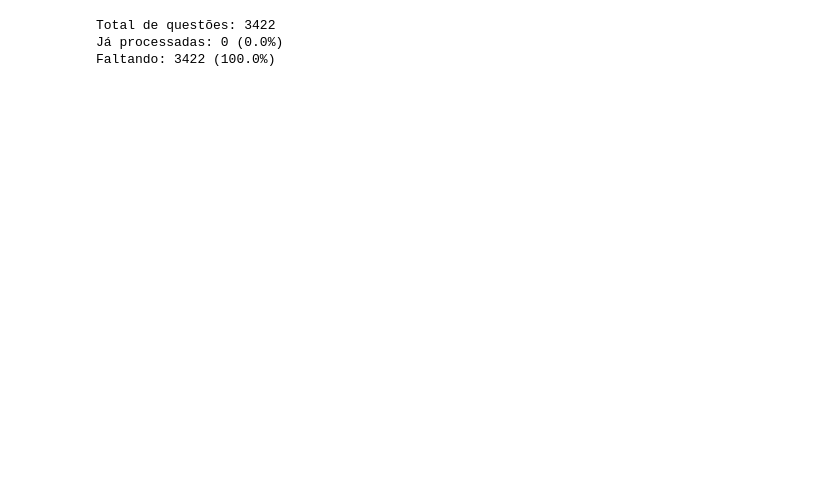
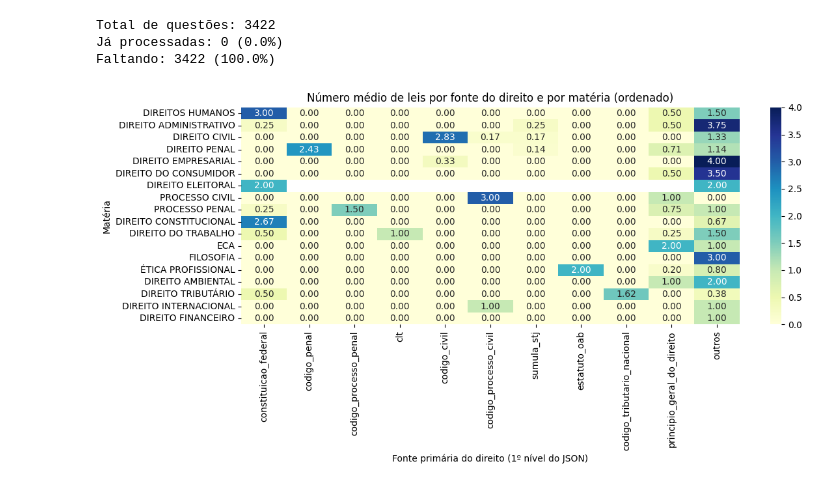
Before and after one commit to pcalais/law-cognitive-structure, a Jupyter notebook: notebooks/create-irac.ipynb, the cells around one changed output. Drawn from its saved outputs; the diff is of its cells as text; code cells hidden in the pictures; blank space fills up the shorter version.

```diff
--- a/notebooks/create-irac.ipynb
+++ b/notebooks/create-irac.ipynb
@@ -107,7 +108,7 @@ from tqdm import tqdm
 import os
 import json
 
-def run_exam(oab_questions_df, model_name, N, output_path):
+def create_irac(oab_questions_df, model_name, N, output_path):
     total_questions = len(oab_questions_df)
 
     # Carrega resultados anteriores, se existirem
@@ -174,6 +175,7 @@ def run_exam(oab_questions_df, model_name, N, output_path):
         new_answers_df = pd.concat([
             new_answers_df,
             pd.DataFrame([{
+                "question_id": row['question_id'],
                 "pdf_filename": row['pdf_filename'],
                 "materia": row['materia'],
                 "prova": row['prova'],
@@ -188,14 +190,14 @@ def run_exam(oab_questions_df, model_name, N, output_path):
                 "D": row['D'],
                 "justificativa_D": row['justificativa_D'],
                 "Issue": issue,
-                "Rule": rule,
+                "Rule": json.dumps(rule),
                 "Application": application,
                 "Conclusion": conclusion,
                 "correct": row['correct']
             }])
         ], ignore_index=True)
 
-        time.sleep(15)
+        time.sleep(4)
 
     # Salva resultados atualizados
     updated_df = pd.concat([existing_df, new_answers_df], ignore_index=True)
@@ -204,9 +206,9 @@ def run_exam(oab_questions_df, model_name, N, output_path):
     return updated_df
 # %%
 # Uso
-N = 20
+N = 60
 output_path = "../data/processed/oab_with_irac.csv"
-oab_with_irac_df = run_exam(oab_questions_df, "gemini-2.5-flash", N, output_path)
+oab_with_irac_df = create_irac(oab_questions_df, "gemini-2.5-flash", N, output_path)
 # %% [output]
 Total de questões: 3422
 Já processadas: 0 (0.0%)
@@ -213,0 +234,38 @@ Faltando: 3422 (100.0%)
+# %%
+import pandas as pd
+import json
+import seaborn as sns
+import matplotlib.pyplot as plt
+
+# 1. Converter a coluna 'Rule' (string JSON) para dicionário Python
+oab_with_irac_df["Rule_dict"] = oab_with_irac_df["Rule"].apply(json.loads)
+
+# 2. Contar o número de leis por fonte do direito (nível 1 do JSON)
+def contar_leis_por_fonte(rule_dict):
+    return {fonte: len(itens) for fonte, itens in rule_dict.items() if isinstance(itens, list)}
+
+oab_with_irac_df["leis_por_fonte"] = oab_with_irac_df["Rule_dict"].apply(contar_leis_por_fonte)
+
+# 3. Expandir a coluna 'leis_por_fonte' em colunas separadas
+leis_df = oab_with_irac_df[["materia", "leis_por_fonte"]].copy()
+leis_expandidas = leis_df["leis_por_fonte"].apply(pd.Series)
+leis_expandidas["materia"] = leis_df["materia"]
+
+# 4. Agrupar por matéria e calcular a média de leis por fonte
+media_leis_por_materia = leis_expandidas.groupby("materia").mean(numeric_only=True)
+
+# 5. Calcular o total médio de leis por matéria e ordenar
+media_leis_por_materia["total_medio"] = media_leis_por_materia.sum(axis=1)
+media_leis_por_materia = media_leis_por_materia.sort_values("total_medio", ascending=False)
+media_leis_ordenadas = media_leis_por_materia.drop(columns="total_medio")
+
+# 6. Plotar o heatmap ordenado
+plt.figure(figsize=(12, 6))
+sns.heatmap(media_leis_ordenadas, annot=True, cmap="YlGnBu", fmt=".2f")
+plt.title("Número médio de leis por fonte do direito e por matéria (ordenado)")
+plt.xlabel("Fonte primária do direito (1º nível do JSON)")
+plt.ylabel("Matéria")
+plt.tight_layout()
+plt.show()
+# %% [output]
+[figure, added]
```
Also changed, not shown: parts of 6 cells of this notebook, 5 other files.
